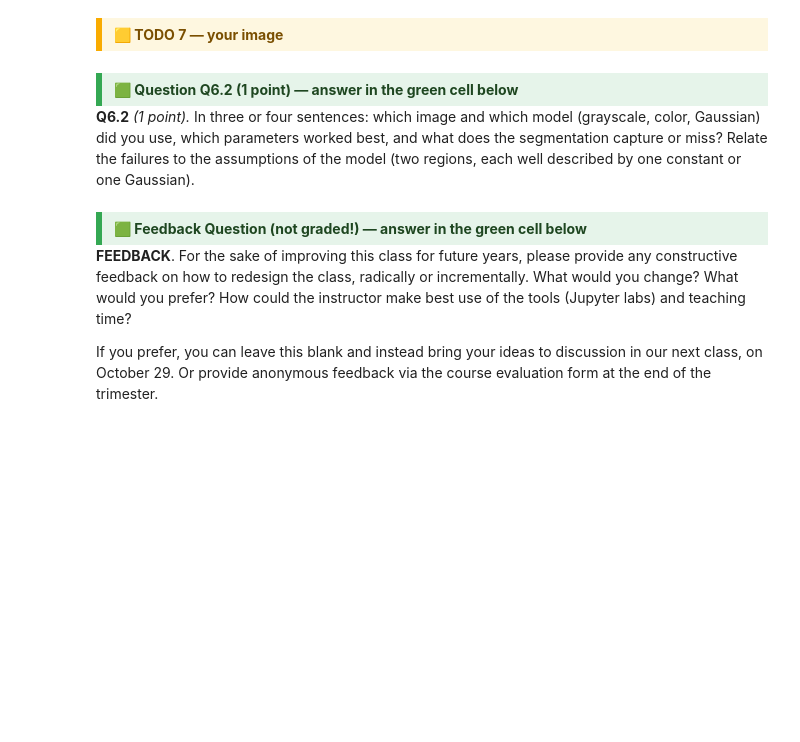
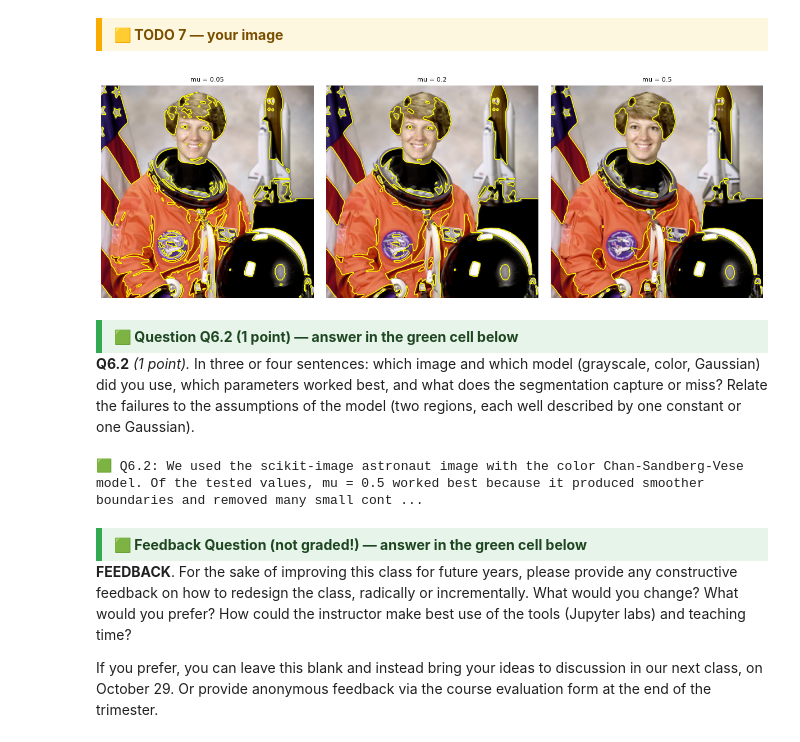
Before and after one commit to Nifel13/C2_optimization, a Jupyter notebook: Week3/Lab3_ChanVese.ipynb, the cells around one changed output. Drawn from its saved outputs; the diff is of its cells as text; code cells hidden in the pictures; blank space fills up the shorter version.

```diff
--- a/Week3/Lab3_ChanVese.ipynb
+++ b/Week3/Lab3_ChanVese.ipynb
@@ -1063,16 +1111,26 @@ def downscale(img, factor):
 # %%
 # name = upload_file()
-# my_img = downscale(load_image_file(name), 2)
-# my_runs = {mu: chan_vese(my_img, mu=mu, max_iter=600, fit=cv_fit_vector)[0] for mu in [...]}
-raise NotImplementedError("🟨 Load your image and run Chan-Vese")
+my_img = data.astronaut().astype(float) / 255
+my_img = downscale(my_img, 2)
+
+mu_values = [0.05, 0.2, 0.5]
+
+my_runs = {mu: chan_vese(my_img, mu=mu, max_iter=600, fit=cv_fit_vector)[0] for mu in mu_values}
+
+# raise NotImplementedError("🟨 Load your image and run Chan-Vese")
+
 show([my_img] * len(my_runs), [f"mu = {mu}" for mu in my_runs], size=4.5, contours=list(my_runs.values()), color="yellow")
+# %% [output]
+[figure, added]
 # %% [markdown]
 <div style="background-color:#e6f4ea; border-left:6px solid #34a853; padding:6px 12px; font-weight:bold; color:#1e4620;">🟩 Question Q6.2 (1 point) — answer in the green cell below</div>
 
 **Q6.2** *(1 point).* In three or four sentences: which image and which model (grayscale, color, Gaussian) did you use, which parameters worked best, and what does the segmentation capture or miss? Relate the failures to the assumptions of the model (two regions, each well described by one constant or one Gaussian).
 # %%
 # 🟩🟩🟩 ANSWER CELL — Q6.2 🟩🟩🟩
-answer("Q6.2", "?")
+answer("Q6.2", "We used the scikit-image astronaut image with the color Chan-Sandberg-Vese model. Of the tested values, mu = 0.5 worked best because it produced smoother boundaries and removed many small contours. It captures dark regions such as the hair, neck area, helmet and parts of the background, but it does not isolate the astronaut as one complete object. This happens because the model assumes only two regions represented by two constant colors, while the image contains many materials, colors, shadows and lighting variations.")
+# %% [output]
+🟩 Q6.2: We used the scikit-image astronaut image with the color Chan-Sandberg-Vese model. Of the tested values, mu = 0.5 worked best because it produced smoother boundaries and removed many small cont ...
 # %% [markdown]
 <div style="background-color:#e6f4ea; border-left:6px solid #34a853; padding:6px 12px; font-weight:bold; color:#1e4620;">🟩 Feedback Question (not graded!) — answer in the green cell below</div>
 
```
Also changed, not shown: parts of 19 cells of this notebook.
